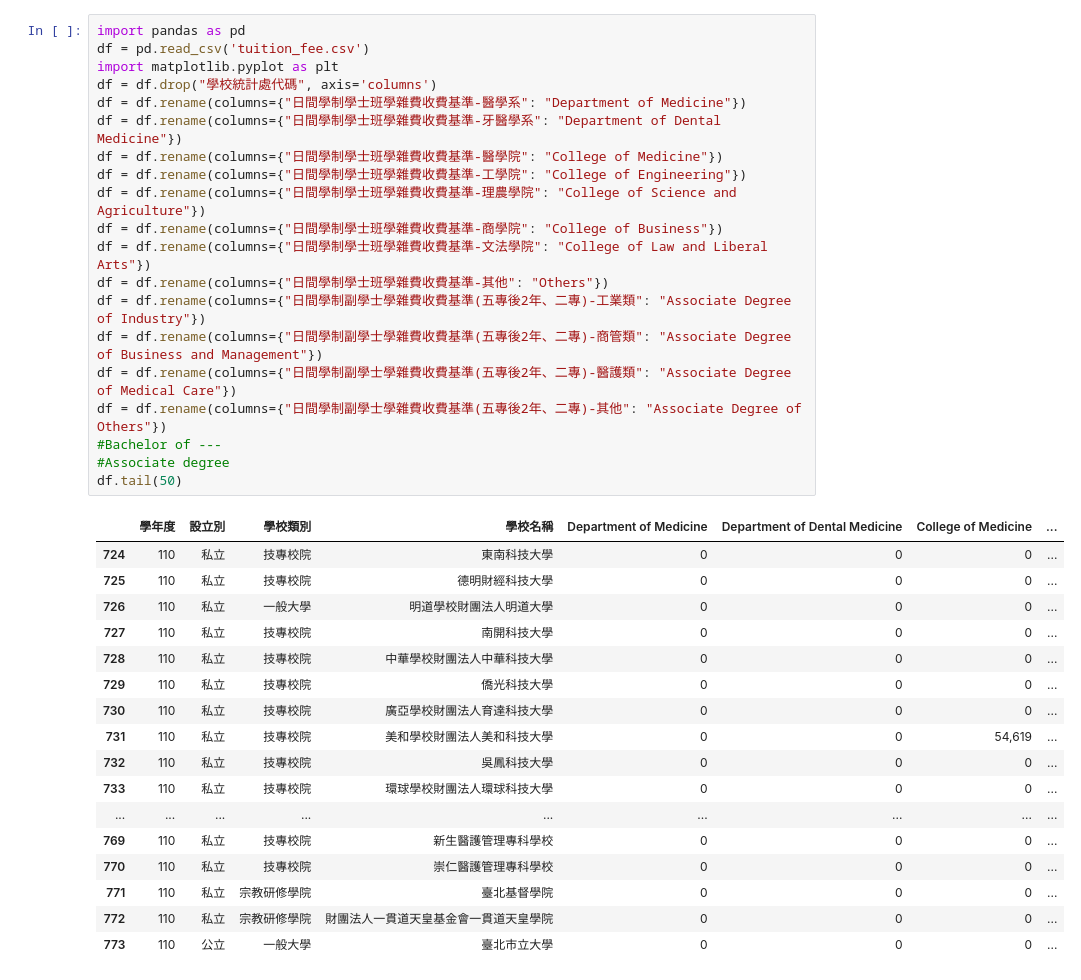
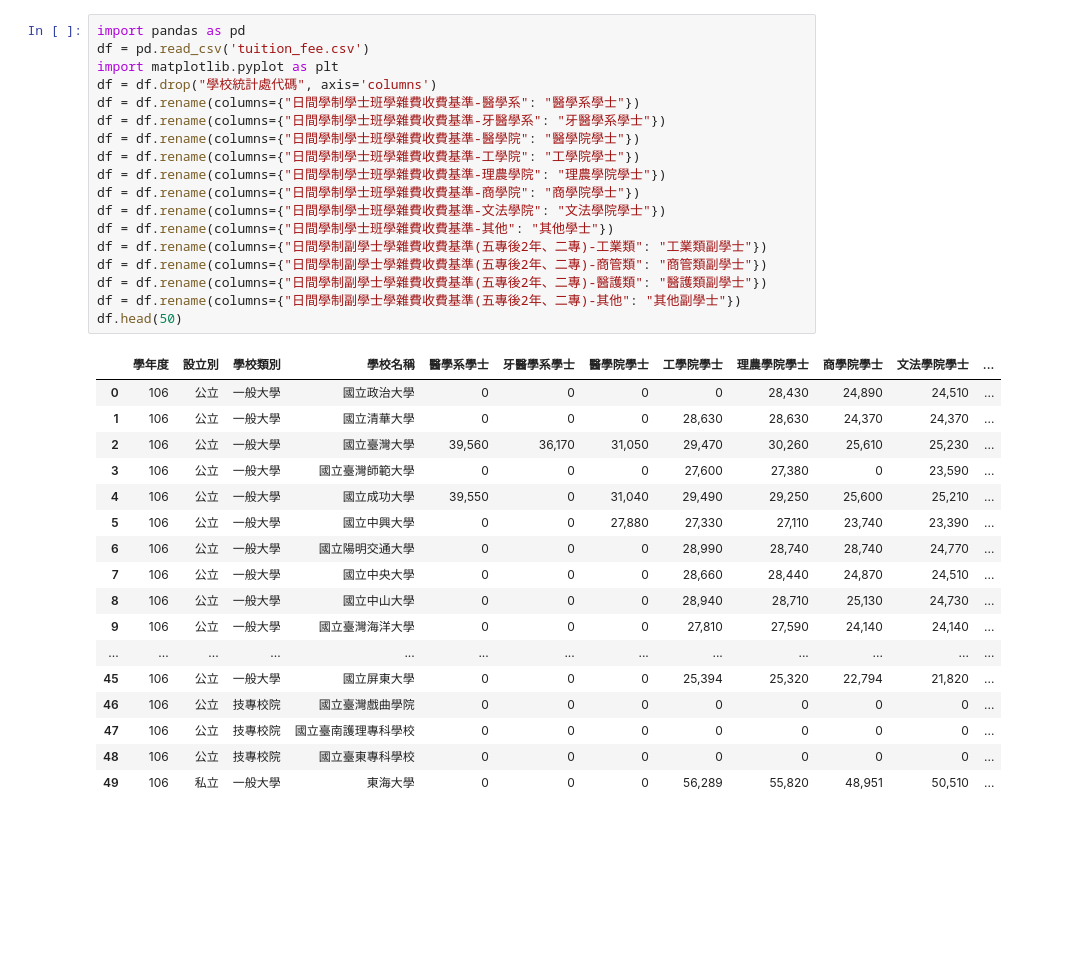
Before and after one commit to Lindergithub/LAT, a Jupyter notebook: Untitled.ipynb, the cells around one changed output. Drawn from its saved outputs; the diff is of its cells as text; blank space fills up the shorter version.

```diff
--- a/Untitled.ipynb
+++ b/Untitled.ipynb
@@ -1,38 +1,36 @@
 # %%
 import pandas as pd
 df = pd.read_csv('tuition_fee.csv')
 import matplotlib.pyplot as plt
 df = df.drop("學校統計處代碼", axis='columns')
-df = df.rename(columns={"日間學制學士班學雜費收費基準-醫學系": "Department of Medicine"})
-df = df.rename(columns={"日間學制學士班學雜費收費基準-牙醫學系": "Department of Dental Medicine"})
-df = df.rename(columns={"日間學制學士班學雜費收費基準-醫學院": "College of Medicine"})
-df = df.rename(columns={"日間學制學士班學雜費收費基準-工學院": "College of Engineering"})
-df = df.rename(columns={"日間學制學士班學雜費收費基準-理農學院": "College of Science and Agriculture"})
-df = df.rename(columns={"日間學制學士班學雜費收費基準-商學院": "College of Business"})
-df = df.rename(columns={"日間學制學士班學雜費收費基準-文法學院": "College of Law and Liberal Arts"})
-df = df.rename(columns={"日間學制學士班學雜費收費基準-其他": "Others"})
-df = df.rename(columns={"日間學制副學士學雜費收費基準(五專後2年、二專)-工業類": "Associate Degree of Industry"})
-df = df.rename(columns={"日間學制副學士學雜費收費基準(五專後2年、二專)-商管類": "Associate Degree of Business and Management"})
-df = df.rename(columns={"日間學制副學士學雜費收費基準(五專後2年、二專)-醫護類": "Associate Degree of Medical Care"})
-df = df.rename(columns={"日間學制副學士學雜費收費基準(五專後2年、二專)-其他": "Associate Degree of Others"})
-#Bachelor of ---
-#Associate degree
-df.tail(50)
+df = df.rename(columns={"日間學制學士班學雜費收費基準-醫學系": "醫學系學士"})
+df = df.rename(columns={"日間學制學士班學雜費收費基準-牙醫學系": "牙醫學系學士"})
+df = df.rename(columns={"日間學制學士班學雜費收費基準-醫學院": "醫學院學士"})
+df = df.rename(columns={"日間學制學士班學雜費收費基準-工學院": "工學院學士"})
+df = df.rename(columns={"日間學制學士班學雜費收費基準-理農學院": "理農學院學士"})
+df = df.rename(columns={"日間學制學士班學雜費收費基準-商學院": "商學院學士"})
+df = df.rename(columns={"日間學制學士班學雜費收費基準-文法學院": "文法學院學士"})
+df = df.rename(columns={"日間學制學士班學雜費收費基準-其他": "其他學士"})
+df = df.rename(columns={"日間學制副學士學雜費收費基準(五專後2年、二專)-工業類": "工業類副學士"})
+df = df.rename(columns={"日間學制副學士學雜費收費基準(五專後2年、二專)-商管類": "商管類副學士"})
+df = df.rename(columns={"日間學制副學士學雜費收費基準(五專後2年、二專)-醫護類": "醫護類副學士"})
+df = df.rename(columns={"日間學制副學士學雜費收費基準(五專後2年、二專)-其他": "其他副學士"})
+df.head(50)
 # %% [output]
-|  | 學年度 | 設立別 | 學校類別 | 學校名稱 | Department of Medicine | Department of Dental Medicine | College of Medicine | ... |
-| 724 | 110 | 私立 | 技專校院 | 東南科技大學 | 0 | 0 | 0 | ... |
-| 725 | 110 | 私立 | 技專校院 | 德明財經科技大學 | 0 | 0 | 0 | ... |
-| 726 | 110 | 私立 | 一般大學 | 明道學校財團法人明道大學 | 0 | 0 | 0 | ... |
-| 727 | 110 | 私立 | 技專校院 | 南開科技大學 | 0 | 0 | 0 | ... |
-| 728 | 110 | 私立 | 技專校院 | 中華學校財團法人中華科技大學 | 0 | 0 | 0 | ... |
-| 729 | 110 | 私立 | 技專校院 | 僑光科技大學 | 0 | 0 | 0 | ... |
-| 730 | 110 | 私立 | 技專校院 | 廣亞學校財團法人育達科技大學 | 0 | 0 | 0 | ... |
-| 731 | 110 | 私立 | 技專校院 | 美和學校財團法人美和科技大學 | 0 | 0 | 54,619 | ... |
-| 732 | 110 | 私立 | 技專校院 | 吳鳳科技大學 | 0 | 0 | 0 | ... |
-| 733 | 110 | 私立 | 技專校院 | 環球學校財團法人環球科技大學 | 0 | 0 | 0 | ... |
-| ... | ... | ... | ... | ... | ... | ... | ... | ... |
-| 769 | 110 | 私立 | 技專校院 | 新生醫護管理專科學校 | 0 | 0 | 0 | ... |
-| 770 | 110 | 私立 | 技專校院 | 崇仁醫護管理專科學校 | 0 | 0 | 0 | ... |
-| 771 | 110 | 私立 | 宗教研修學院 | 臺北基督學院 | 0 | 0 | 0 | ... |
-| 772 | 110 | 私立 | 宗教研修學院 | 財團法人一貫道天皇基金會一貫道天皇學院 | 0 | 0 | 0 | ... |
-| 773 | 110 | 公立 | 一般大學 | 臺北市立大學 | 0 | 0 | 0 | ... |
+|  | 學年度 | 設立別 | 學校類別 | 學校名稱 | 醫學系學士 | 牙醫學系學士 | 醫學院學士 | 工學院學士 | 理農學院學士 | 商學院學士 | 文法學院學士 | ... |
+| 0 | 106 | 公立 | 一般大學 | 國立政治大學 | 0 | 0 | 0 | 0 | 28,430 | 24,890 | 24,510 | ... |
+| 1 | 106 | 公立 | 一般大學 | 國立清華大學 | 0 | 0 | 0 | 28,630 | 28,630 | 24,370 | 24,370 | ... |
+| 2 | 106 | 公立 | 一般大學 | 國立臺灣大學 | 39,560 | 36,170 | 31,050 | 29,470 | 30,260 | 25,610 | 25,230 | ... |
+| 3 | 106 | 公立 | 一般大學 | 國立臺灣師範大學 | 0 | 0 | 0 | 27,600 | 27,380 | 0 | 23,590 | ... |
+| 4 | 106 | 公立 | 一般大學 | 國立成功大學 | 39,550 | 0 | 31,040 | 29,490 | 29,250 | 25,600 | 25,210 | ... |
+| 5 | 106 | 公立 | 一般大學 | 國立中興大學 | 0 | 0 | 27,880 | 27,330 | 27,110 | 23,740 | 23,390 | ... |
+| 6 | 106 | 公立 | 一般大學 | 國立陽明交通大學 | 0 | 0 | 0 | 28,990 | 28,740 | 28,740 | 24,770 | ... |
+| 7 | 106 | 公立 | 一般大學 | 國立中央大學 | 0 | 0 | 0 | 28,660 | 28,440 | 24,870 | 24,510 | ... |
+| 8 | 106 | 公立 | 一般大學 | 國立中山大學 | 0 | 0 | 0 | 28,940 | 28,710 | 25,130 | 24,730 | ... |
+| 9 | 106 | 公立 | 一般大學 | 國立臺灣海洋大學 | 0 | 0 | 0 | 27,810 | 27,590 | 24,140 | 24,140 | ... |
+| ... | ... | ... | ... | ... | ... | ... | ... | ... | ... | ... | ... | ... |
+| 45 | 106 | 公立 | 一般大學 | 國立屏東大學 | 0 | 0 | 0 | 25,394 | 25,320 | 22,794 | 21,820 | ... |
+| 46 | 106 | 公立 | 技專校院 | 國立臺灣戲曲學院 | 0 | 0 | 0 | 0 | 0 | 0 | 0 | ... |
+| 47 | 106 | 公立 | 技專校院 | 國立臺南護理專科學校 | 0 | 0 | 0 | 0 | 0 | 0 | 0 | ... |
+| 48 | 106 | 公立 | 技專校院 | 國立臺東專科學校 | 0 | 0 | 0 | 0 | 0 | 0 | 0 | ... |
+| 49 | 106 | 私立 | 一般大學 | 東海大學 | 0 | 0 | 0 | 56,289 | 55,820 | 48,951 | 50,510 | ... |
```
Also changed, not shown: parts of 2 cells of this notebook, 4 other files.
